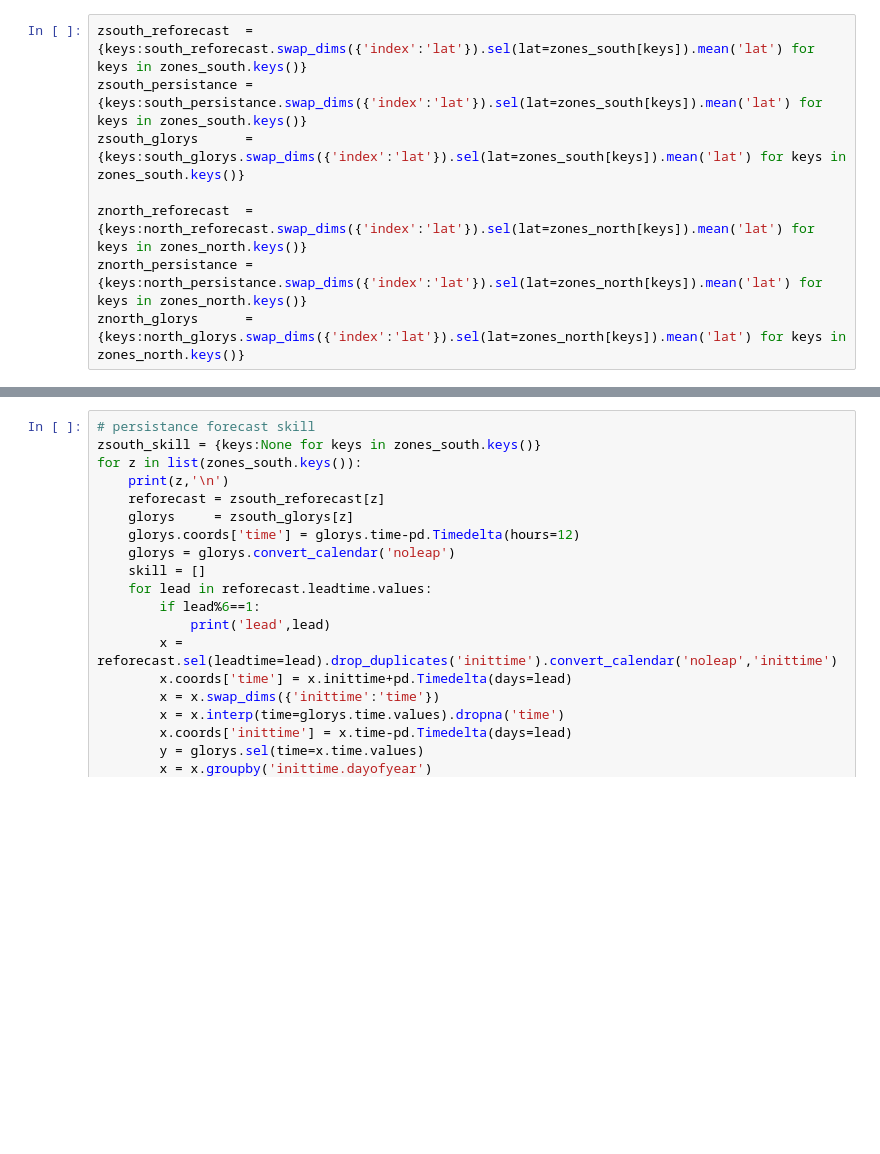
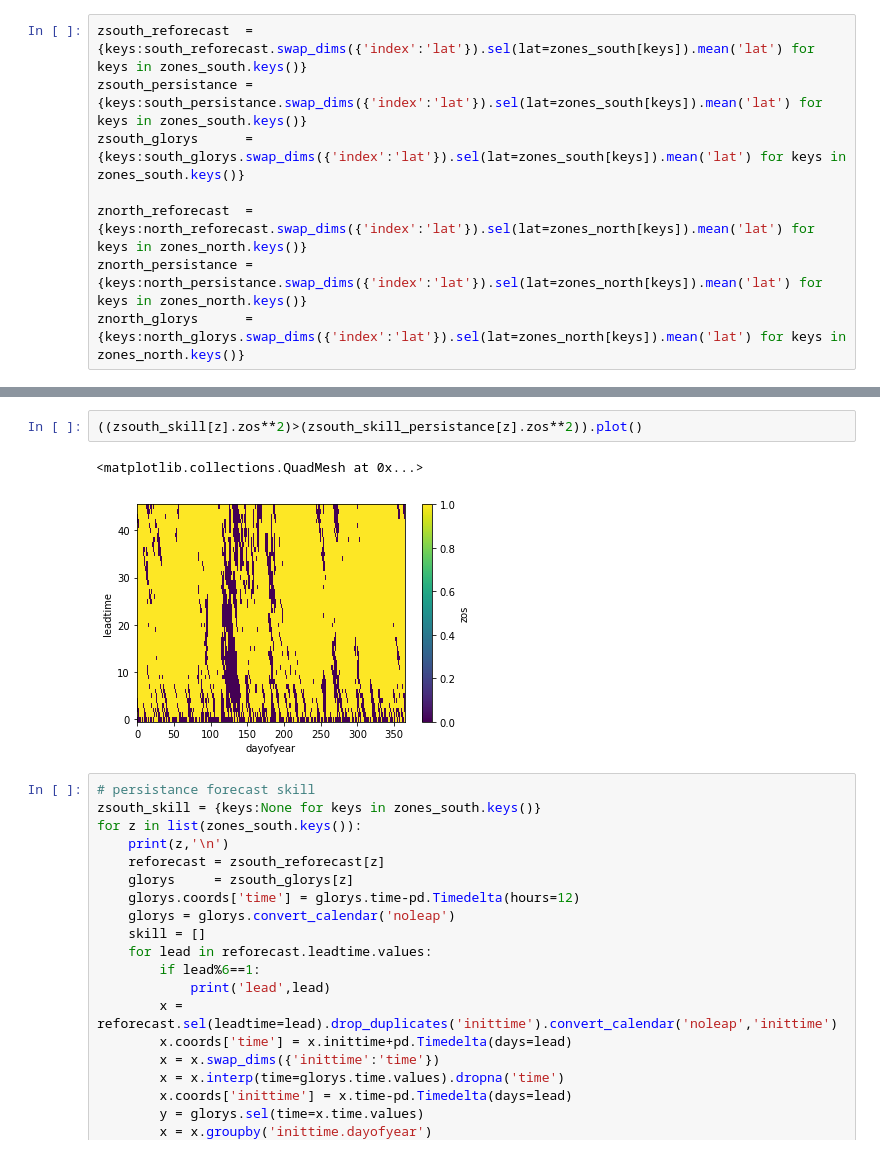
Before and after one commit to lucasglasner/S2S_CEAZA, a Jupyter notebook: forecastskillbyzone.ipynb, the cells around one changed output, grey strips where cells are left out. Cells and saved outputs as stored; diff of their text form; blank space fills up the shorter version.

```diff
--- a/forecastskillbyzone.ipynb
+++ b/forecastskillbyzone.ipynb
@@ -464,3 +401,8 @@ Text(0, 0.5, 'OCEAN HEAT CONTENT\nANOMALY SKILL\n\nleadtime\n(days)')
+# %%
+((zsouth_skill[z].zos**2)>(zsouth_skill_persistance[z].zos**2)).plot()
+# %% [output]
+<matplotlib.collections.QuadMesh at 0x...>
+[figure, added]
 # %%
 # persistance forecast skill
 zsouth_skill = {keys:None for keys in zones_south.keys()}
```
Also changed, not shown: parts of 12 cells of this notebook, 5 other files.
